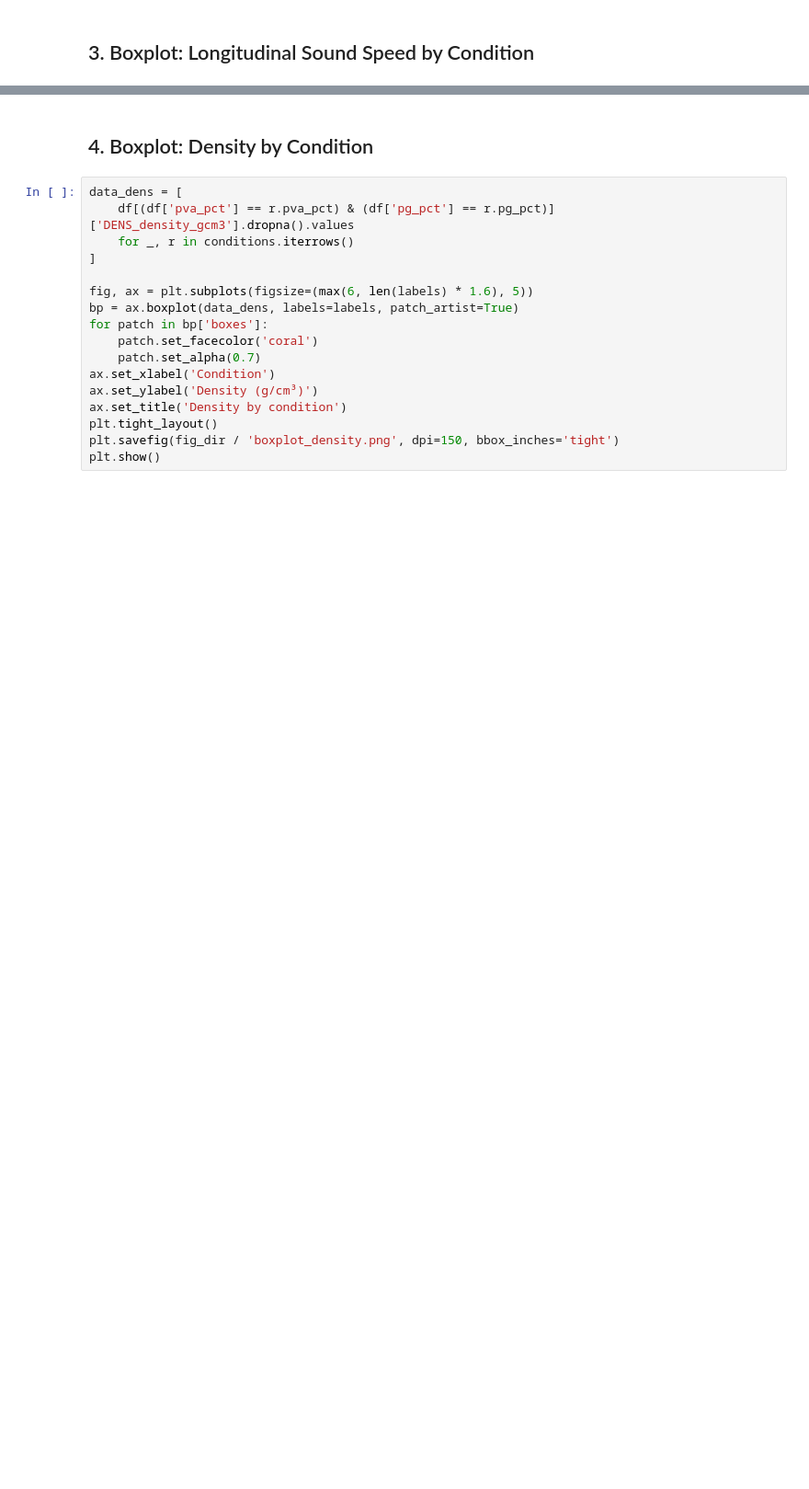
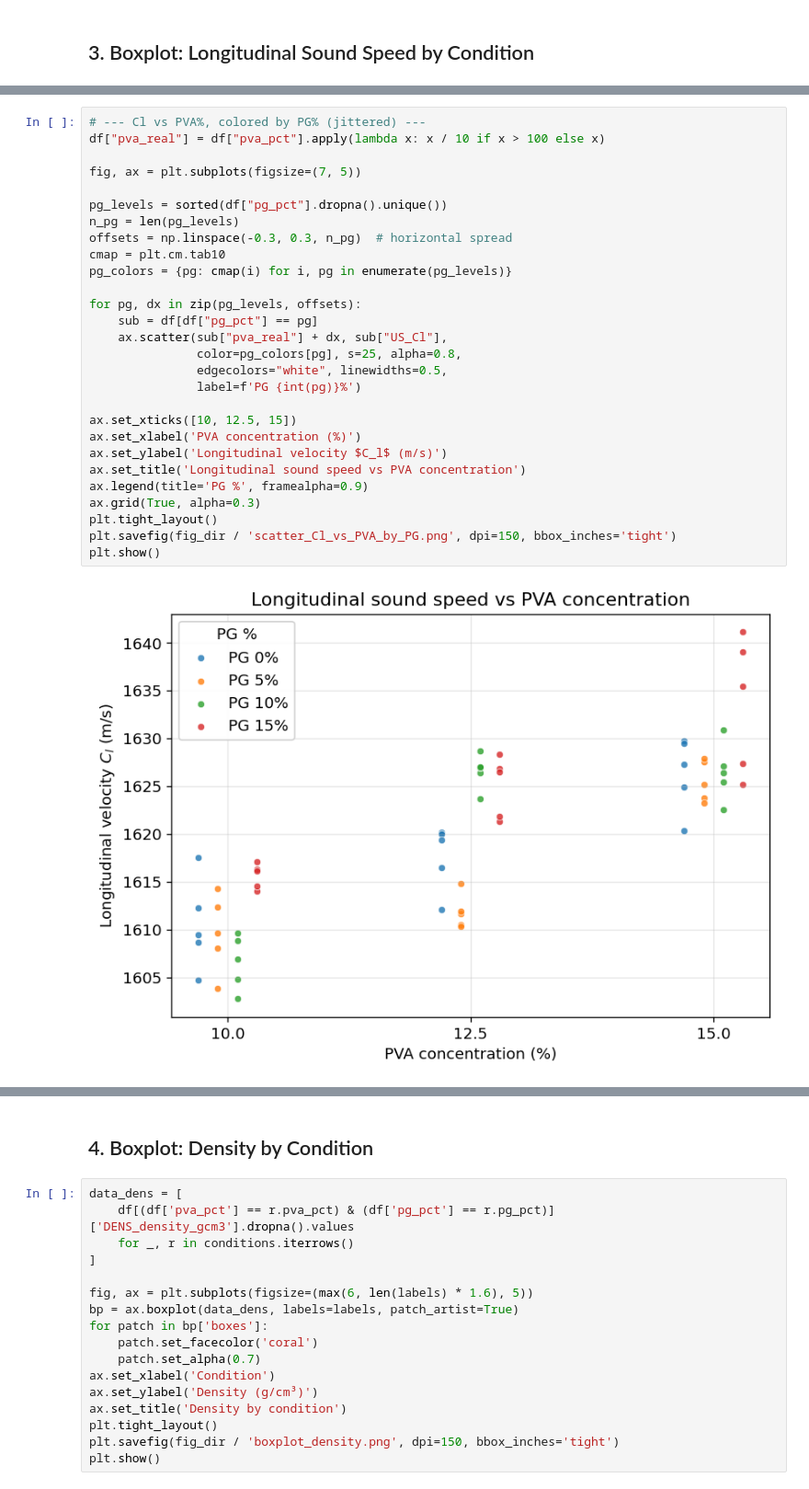
Before and after one commit to Alberto-Rodriguez-Martinez/ECOS, a Jupyter notebook: analysis/analyze_catalog.ipynb, the cells around one changed output, grey strips where cells are left out. Shown at 92% size. Cells and saved outputs as stored; diff of their text form; blank space fills up the shorter version.

Commit message:
feat: add Cl analysis plots and density sensitivity

```diff
--- a/analysis/analyze_catalog.ipynb
+++ b/analysis/analyze_catalog.ipynb
@@ -81,0 +117,30 @@ plt.show()
+# %%
+# --- Cl vs PVA%, colored by PG% (jittered) ---
+df["pva_real"] = df["pva_pct"].apply(lambda x: x / 10 if x > 100 else x)
+
+fig, ax = plt.subplots(figsize=(7, 5))
+
+pg_levels = sorted(df["pg_pct"].dropna().unique())
+n_pg = len(pg_levels)
+offsets = np.linspace(-0.3, 0.3, n_pg)  # horizontal spread
+cmap = plt.cm.tab10
+pg_colors = {pg: cmap(i) for i, pg in enumerate(pg_levels)}
+
+for pg, dx in zip(pg_levels, offsets):
+    sub = df[df["pg_pct"] == pg]
+    ax.scatter(sub["pva_real"] + dx, sub["US_Cl"],
+               color=pg_colors[pg], s=25, alpha=0.8,
+               edgecolors="white", linewidths=0.5,
+               label=f'PG {int(pg)}%')
+
+ax.set_xticks([10, 12.5, 15])
+ax.set_xlabel('PVA concentration (%)')
+ax.set_ylabel('Longitudinal velocity $C_l$ (m/s)')
+ax.set_title('Longitudinal sound speed vs PVA concentration')
+ax.legend(title='PG %', framealpha=0.9)
+ax.grid(True, alpha=0.3)
+plt.tight_layout()
+plt.savefig(fig_dir / 'scatter_Cl_vs_PVA_by_PG.png', dpi=150, bbox_inches='tight')
+plt.show()
+# %% [output]
+[figure, added]
```
Also changed, not shown: parts of 12 cells of this notebook, 7 other files.
